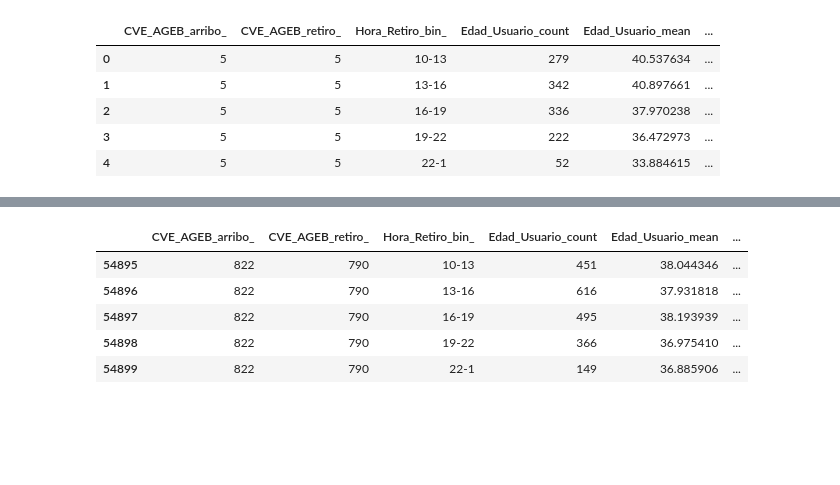
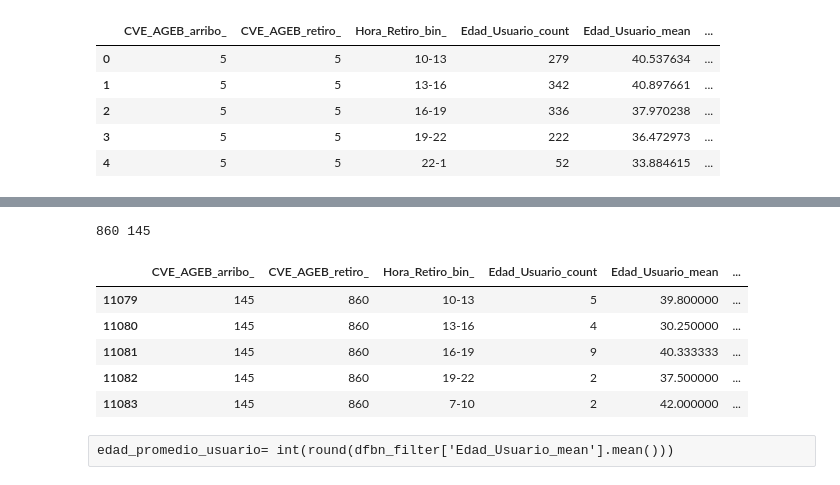
Before and after one commit to paupradel/ecobici_viz, a Jupyter notebook: graphs_build/ecobici_testing.ipynb, the cells around one changed output, grey strips where cells are left out. Saved outputs shown, nothing was run; the diff lists cells and outputs as text; code cells hidden in the pictures; blank space fills up the shorter version.

Commit message:
comparativa entre viajes uber y viajes ecobici

```diff
--- a/graphs_build/ecobici_testing.ipynb
+++ b/graphs_build/ecobici_testing.ipynb
@@ -309,0 +291,3 @@ memory usage: 8.5+ MB
+# %%
+viajes_ecobici = dfbn[['CVE_AGEB_arribo_', 'CVE_AGEB_retiro_']].drop_duplicates(subset=['CVE_AGEB_arribo_', 'CVE_AGEB_retiro_']).reset_index(drop=True)
+viajes_ecobici.head()
@@ -310,11 +301,20 @@ memory usage: 8.5+ MB
+# %%
+row_trip = 2246
+
+ageb_arribo = viajes_ecobici.loc[row_trip,"CVE_AGEB_arribo_"]
+ageb_retiro = viajes_ecobici.loc[row_trip,"CVE_AGEB_retiro_"]
+print(ageb_retiro, ageb_arribo)
+# %% [output]
+860 145
 # %%
-dffbn= dfbn[(dfbn['CVE_AGEB_retiro_']==790) & (dfbn['CVE_AGEB_arribo_']==822 )]
+dfbn_filter = dfbn[(dfbn['CVE_AGEB_retiro_'] == ageb_retiro) &
+            (dfbn['CVE_AGEB_arribo_'] == ageb_arribo)]
 # %%
-dffbn.head()
+dfbn_filter.head()
 # %% [output]
 |  | CVE_AGEB_arribo_ | CVE_AGEB_retiro_ | Hora_Retiro_bin_ | Edad_Usuario_count | Edad_Usuario_mean | ... |
-| 54895 | 822 | 790 | 10-13 | 451 | 38.044346 | ... |
-| 54896 | 822 | 790 | 13-16 | 616 | 37.931818 | ... |
-| 54897 | 822 | 790 | 16-19 | 495 | 38.193939 | ... |
-| 54898 | 822 | 790 | 19-22 | 366 | 36.975410 | ... |
-| 54899 | 822 | 790 | 22-1 | 149 | 36.885906 | ... |
+| 11079 | 145 | 860 | 10-13 | 5 | 39.800000 | ... |
+| 11080 | 145 | 860 | 13-16 | 4 | 30.250000 | ... |
+| 11081 | 145 | 860 | 16-19 | 9 | 40.333333 | ... |
+| 11082 | 145 | 860 | 19-22 | 2 | 37.500000 | ... |
+| 11083 | 145 | 860 | 7-10 | 2 | 42.000000 | ... |
@@ -323,3 +321,5 @@ edad_promedio_usuario= int(round(dffbn['Edad_Usuario_mean'].mean()))
+# %% [raw]
+edad_promedio_usuario= int(round(dfbn_filter['Edad_Usuario_mean'].mean()))
 # %%
 edad_promedio_usuario
 # %% [output]
```
Also changed, not shown: parts of 42 cells of this notebook, 2 other files.
